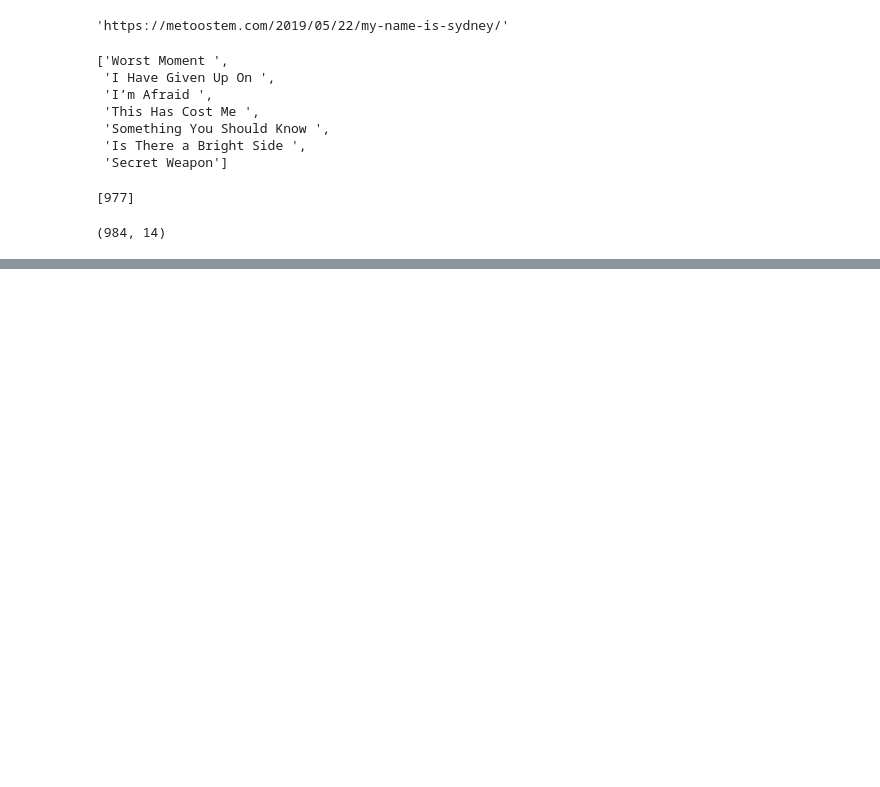
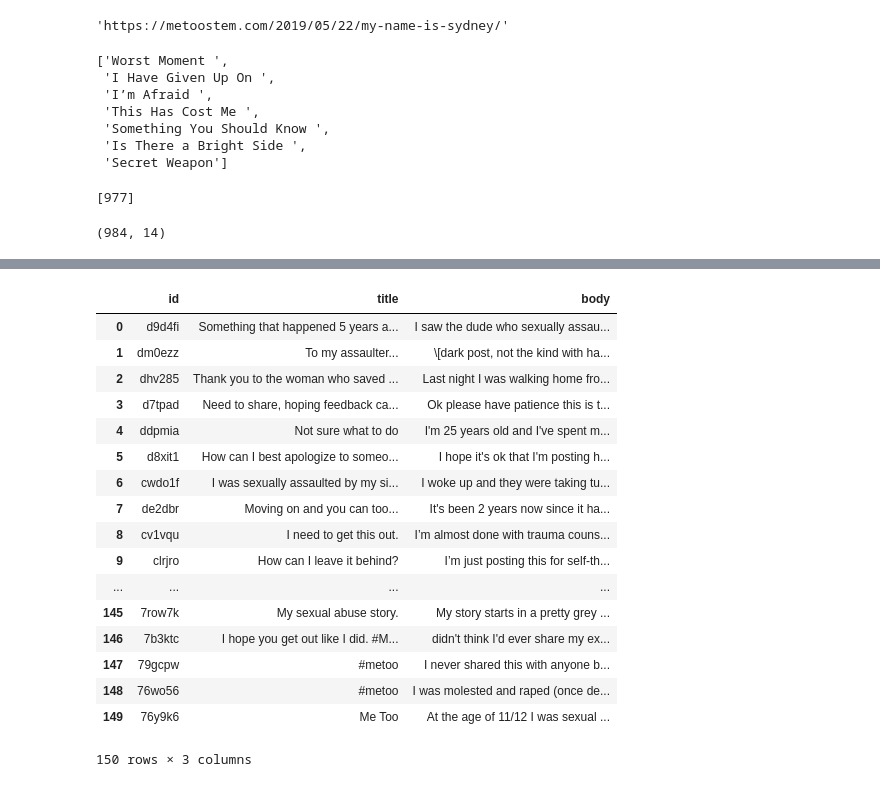
Before and after one commit to k-christensen/MeToo_in_STEM, a Jupyter notebook: exploratory.ipynb, the cells around one changed output, grey strips where cells are left out. Cells and saved outputs as stored; diff of their text form; code cells hidden in the pictures; blank space fills up the shorter version.

Commit message:
collected reddit stories

```diff
--- a/exploratory.ipynb
+++ b/exploratory.ipynb
@@ -192,0 +195,4 @@ Note: you may need to restart the kernel to use updated packages.
+# %%
+reddit = praw.Reddit(client_id=reddit_login.return_client_id(),
+                     client_secret=reddit_login.return_secret(),
+                     user_agent=reddit_login.return_user_agent())
@@ -192,0 +201,10 @@ Note: you may need to restart the kernel to use updated packages.
+# %%
+mt_sub = reddit.subreddit('MeToo')
+# %%
+posts = []
+
+for post in mt_sub.hot(limit = 10):
+    posts.append([post.id, post.title, post.selftext])
+
+df_posts = pd.DataFrame(posts, columns = ['id', 'title', 'body'])
+df_posts
@@ -192,0 +245,27 @@ Note: you may need to restart the kernel to use updated packages.
+# %%
+posts = []
+for post in mt_sub.search('flair_name:"Personal"', limit = None):
+    if post.selftext is not '':
+        posts.append([post.id, post.title, post.selftext])
+
+df_posts = pd.DataFrame(posts, columns = ['id', 'title', 'body'])
+df_posts
+# %% [output]
+|  | id | title | body |
+| 0 | d9d4fi | Something that happened 5 years a... | I saw the dude who sexually assau... |
+| 1 | dm0ezz | To my assaulter... | \[dark post, not the kind with ha... |
+| 2 | dhv285 | Thank you to the woman who saved ... | Last night I was walking home fro... |
+| 3 | d7tpad | Need to share, hoping feedback ca... | Ok please have patience this is t... |
+| 4 | ddpmia | Not sure what to do | I'm 25 years old and I've spent m... |
+| 5 | d8xit1 | How can I best apologize to someo... | I hope it's ok that I'm posting h... |
+| 6 | cwdo1f | I was sexually assaulted by my si... | I woke up and they were taking tu... |
+| 7 | de2dbr | Moving on and you can too... | It's been 2 years now since it ha... |
+| 8 | cv1vqu | I need to get this out. | I’m almost done with trauma couns... |
+| 9 | clrjro | How can I leave it behind? | I’m just posting this for self-th... |
+| ... | ... | ... | ... |
+| 145 | 7row7k | My sexual abuse story. | My story starts in a pretty grey ... |
+| 146 | 7b3ktc | I hope you get out like I did. #M... | didn't think I'd ever share my ex... |
+| 147 | 79gcpw | #metoo | I never shared this with anyone b... |
+| 148 | 76wo56 | #metoo | I was molested and raped (once de... |
+| 149 | 76y9k6 | Me Too | At the age of 11/12 I was sexual ... |
+150 rows × 3 columns
```
Also changed, not shown: parts of 15 cells of this notebook, 2 other files.
